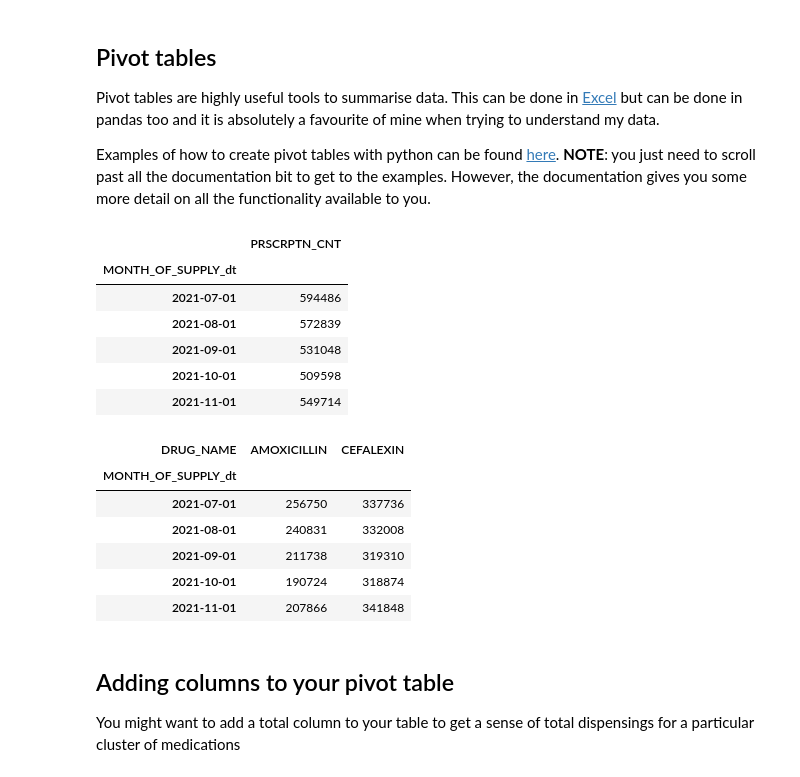
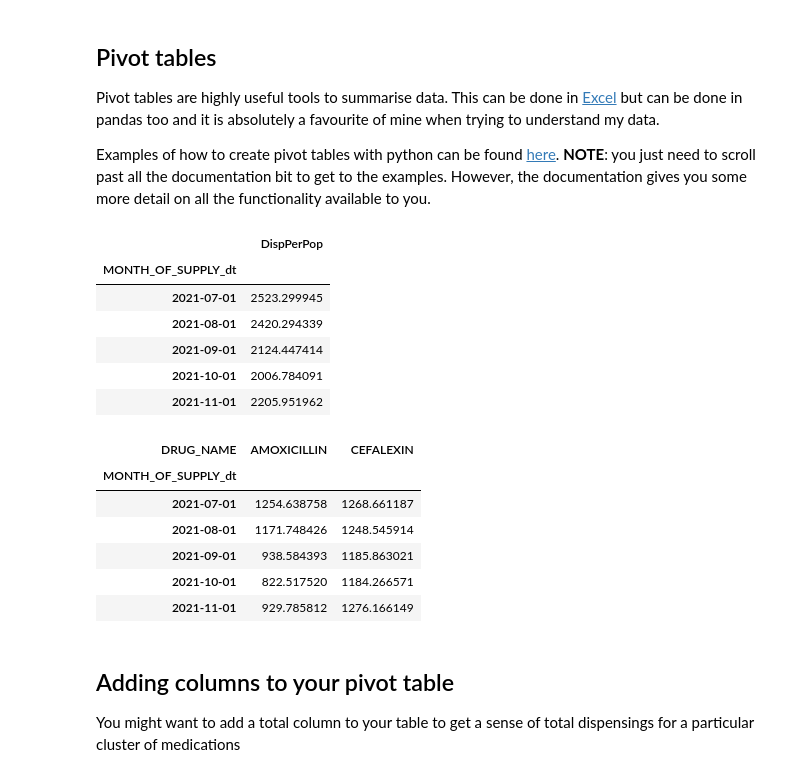
Before and after one commit to p-stehlik/StudentNotebooks, a Jupyter notebook: PBSTimeSeries.ipynb, the cells around one changed output. Saved outputs shown, nothing was run; the diff lists cells and outputs as text; code cells hidden in the pictures.

```diff
--- a/PBSTimeSeries.ipynb
+++ b/PBSTimeSeries.ipynb
@@ -270,0 +597,5 @@ Otherwise, keep going with Python.
+# %%
+#we dont really need all of these so lets just have a look at the relevant columns
+dfPop = dfPop[['TIME_PERIOD', 'OBS_VALUE', 'UNIT_MEASURE']]
+
+dfPop.head()
@@ -270,0 +609,9 @@ Otherwise, keep going with Python.
+# %%
+#now we need to put the population data into our filtered PBS data by matching on year of supply!
+#we can use our mapping skills to do this
+
+#first lets create a column in out filtered PBS data to state the year of supply
+df_PBSFiltered["YearSupply"] = df_PBSFiltered['MONTH_OF_SUPPLY_dt'].dt.year
+
+#check it worked
+df_PBSFiltered.head()
@@ -270,0 +629,8 @@ Otherwise, keep going with Python.
+# %%
+#now lets create a dictionary from our population data for pop each year and mapp to our PBS data
+mapping = dict(zip(dfPop["TIME_PERIOD"], #our item codes of interest
+                   dfPop["OBS_VALUE"])) #their associated formulation
+
+df_PBSFiltered["Population"] = df_PBSFiltered['YearSupply'].map(mapping)
+
+df_PBSFiltered.head()
@@ -270,0 +648,9 @@ Otherwise, keep going with Python.
+# %%
+#the final step is to capculate the total dispensing PER population
+#lets create a new column to do this
+
+#we can make it per 1000 people - but you can adjust this numer as you see fit!
+
+df_PBSFiltered["DispPerPop"] = df_PBSFiltered["PRSCRPTN_CNT"]/df_PBSFiltered["Population"]*1000
+
+df_PBSFiltered.head()
@@ -361,7 +763,7 @@ Examples of how to create pivot tables with python can be found [here](https://p
 #Lets say we want to look at the number of scripts each month, irrespective of script type etc
 
 scriptCount_table = pd.pivot_table( df_PBSFiltered, #the dataframe
-                                   values="PRSCRPTN_CNT", #which column to group on - in this case the number of scripts
+                                   values="DispPerPop", #which column to group on - in this case the number of scripts
                                     index=["MONTH_OF_SUPPLY_dt"], #group by column - in this case date!
                                     aggfunc="sum" #what you want to do
 )
@@ -369,33 +771,33 @@ scriptCount_table = pd.pivot_table( df_PBSFiltered, #the dataframe
 #show the first few rows
 scriptCount_table.head()
 # %% [output]
-|  | PRSCRPTN_CNT |
+|  | DispPerPop |
 | MONTH_OF_SUPPLY_dt |  |
-| 2021-07-01 | 594486 |
-| 2021-08-01 | 572839 |
-| 2021-09-01 | 531048 |
-| 2021-10-01 | 509598 |
-| 2021-11-01 | 549714 |
+| 2021-07-01 | 2523.299945 |
+| 2021-08-01 | 2420.294339 |
+| 2021-09-01 | 2124.447414 |
+| 2021-10-01 | 2006.784091 |
+| 2021-11-01 | 2205.951962 |
 # %%
 #Lets say we want to look at the number of scripts each month, GROUPED by whether the patient was consession etc
 
 scriptCount_RxType_table = pd.pivot_table( df_PBSFiltered, #the dataframe
-                                   values="PRSCRPTN_CNT", #which column to group on - in this case the number of scripts
+                                   values="DispPerPop", #which column to group on - in this case the number of scripts
                                     index=["MONTH_OF_SUPPLY_dt"], #group by column - in this case date!
                                     aggfunc="sum", #what you want to do
                                     columns = ["DRUG_NAME"]
 )
 
 #show the first few rows
 scriptCount_RxType_table.head()
 # %% [output]
 | DRUG_NAME | AMOXICILLIN | CEFALEXIN |
 | MONTH_OF_SUPPLY_dt |  |  |
-| 2021-07-01 | 256750 | 337736 |
-| 2021-08-01 | 240831 | 332008 |
-| 2021-09-01 | 211738 | 319310 |
-| 2021-10-01 | 190724 | 318874 |
-| 2021-11-01 | 207866 | 341848 |
+| 2021-07-01 | 1254.638758 | 1268.661187 |
+| 2021-08-01 | 1171.748426 | 1248.545914 |
+| 2021-09-01 | 938.584393 | 1185.863021 |
+| 2021-10-01 | 822.517520 | 1184.266571 |
+| 2021-11-01 | 929.785812 | 1276.166149 |
 # %%
 #try your own pivot table here
 # %% [markdown]
```
Also changed, not shown: parts of 43 cells of this notebook.
